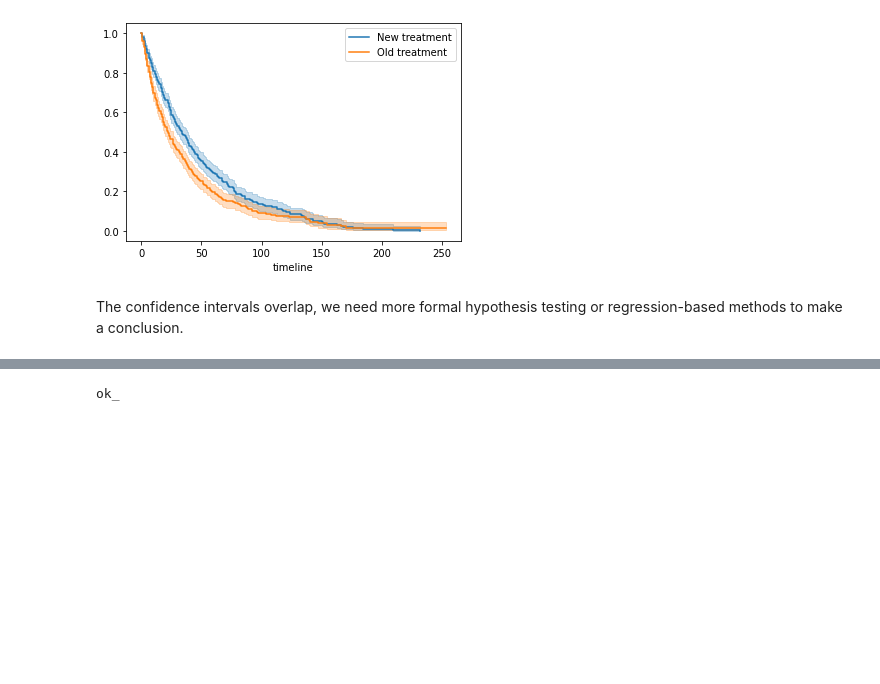
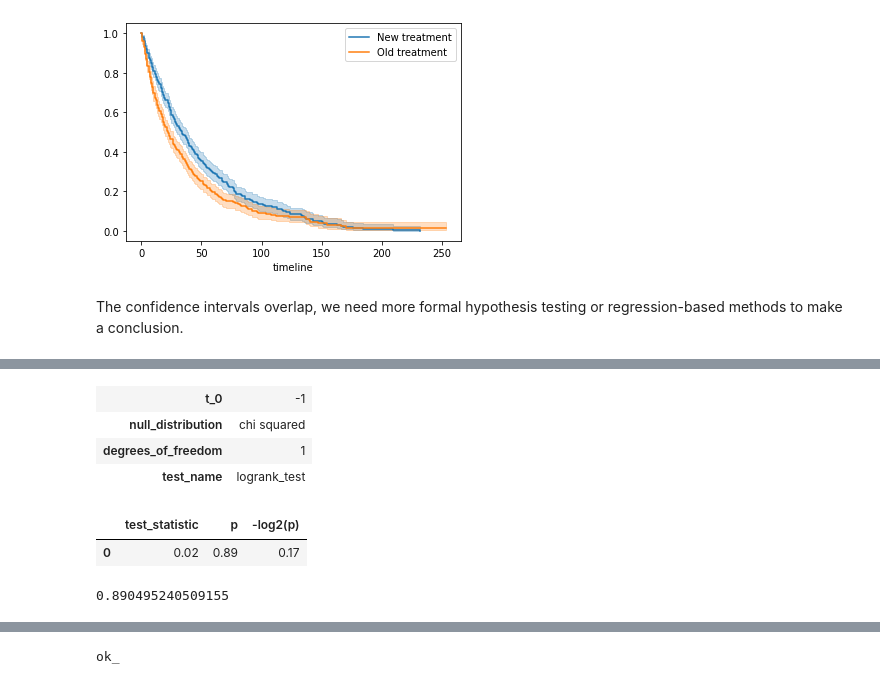
Before and after one commit to oecorrechag/survival-analysis, a Jupyter notebook: notebooks/0.2.0 Survival Curve Estimation.ipynb, the cells around one changed output, grey strips where cells are left out. Drawn from its saved outputs; the diff is of its cells as text; code cells hidden in the pictures; blank space fills up the shorter version.

```diff
--- a/notebooks/0.2.0 Survival Curve Estimation.ipynb
+++ b/notebooks/0.2.0 Survival Curve Estimation.ipynb
@@ -445,0 +282,18 @@ print('{} is the approximate median duration from all the regimes. Approximately
+# %%
+# Run log-rank test to compare patients with and without pericardial effusion
+patient_results = logrank_test(durations_A = has_pericardial_effusion['survival'],
+                               durations_B = none_pericardial_effusion['survival'],
+                               event_observed_A = has_pericardial_effusion['observed'],
+                               event_observed_B = none_pericardial_effusion['observed'])
+patient_results
+# %% [output]
+| t_0 | -1 |
+| null_distribution | chi squared |
+| degrees_of_freedom | 1 |
+| test_name | logrank_test |
+|  | test_statistic | p | -log2(p) |
+| 0 | 0.02 | 0.89 | 0.17 |
+# %%
+patient_results.p_value
+# %% [output]
+0.890495240509155
```
Also changed, not shown: parts of 19 cells of this notebook.
